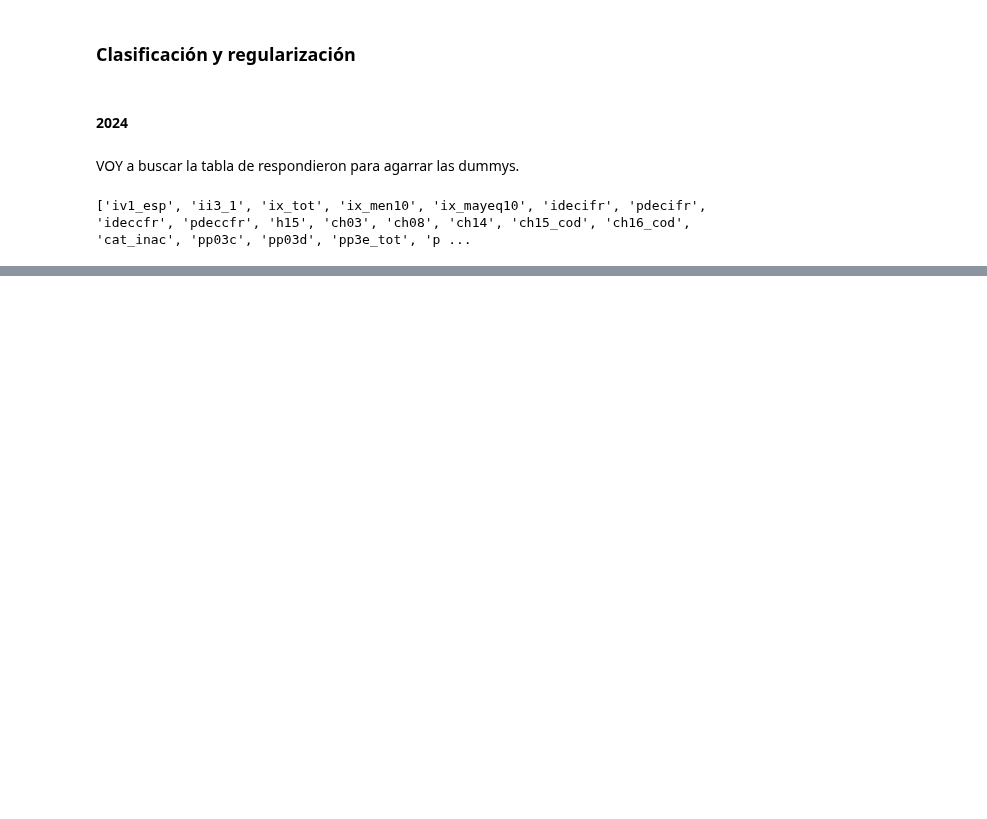
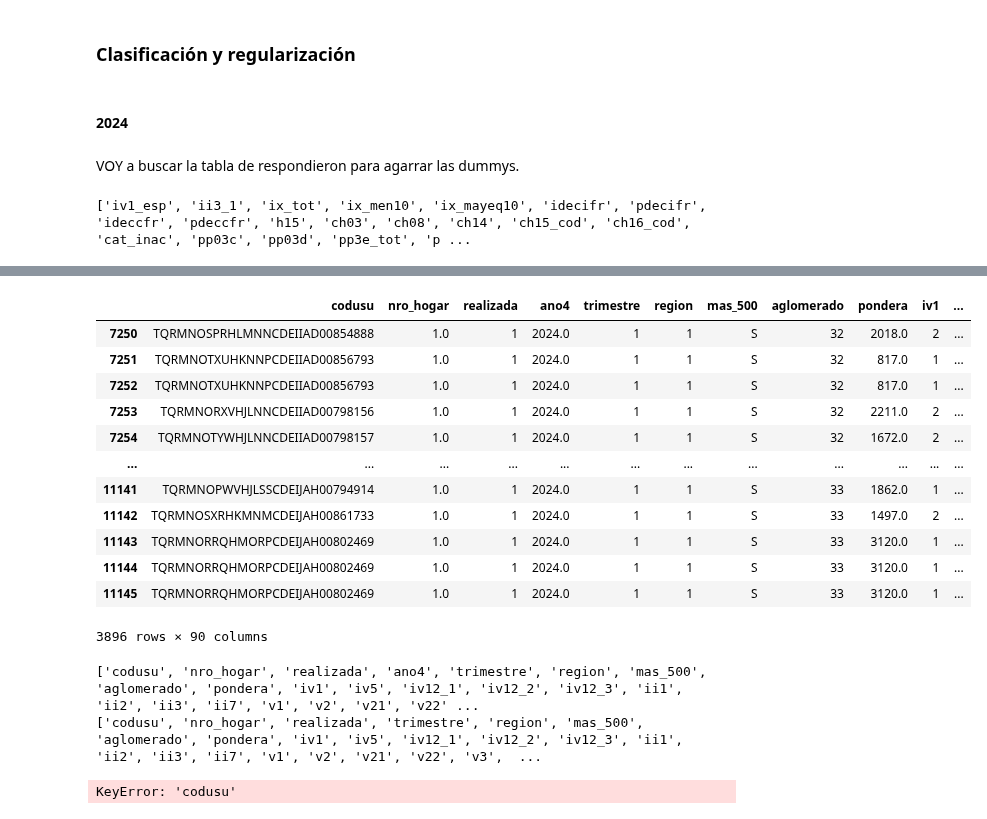
Before and after one commit to miligarofalo/CC408-T2-1, a Jupyter notebook: TP4/TP4_grupal.ipynb, the cells around one changed output, grey strips where cells are left out. Saved outputs shown, nothing was run; the diff lists cells and outputs as text; code cells hidden in the pictures; blank space fills up the shorter version.

```diff
--- a/TP4/TP4_grupal.ipynb
+++ b/TP4/TP4_grupal.ipynb
@@ -684,8 +688,7 @@ columnas_con_na_lista = columnas_con_na[columnas_con_na > 0].index.tolist()
 
 # Imprimir la lista
 print(columnas_con_na_lista)
+# Eliminar columnas con NaN y sobrescribir
+df_prediccion_2024 = df_prediccion_2024.dropna(axis=1)
 # %% [output]
 ['iv1_esp', 'ii3_1', 'ix_tot', 'ix_men10', 'ix_mayeq10', 'idecifr', 'pdecifr', 'ideccfr', 'pdeccfr', 'h15', 'ch03', 'ch08', 'ch14', 'ch15_cod', 'ch16_cod', 'cat_inac', 'pp03c', 'pp03d', 'pp3e_tot', 'p ...
-# %%
-# Eliminar esas columnas con NaN
-df_prediccion_2024 = df_prediccion_2024.drop(columns=columnas_con_na)
@@ -709,0 +711,35 @@ datos_respondieron_2024_individual
+# %%
+df_prediccion_2024
+# %% [output]
+|  | codusu | nro_hogar | realizada | ano4 | trimestre | region | mas_500 | aglomerado | pondera | iv1 | ... |
+| 7250 | TQRMNOSPRHLMNNCDEIIAD00854888 | 1.0 | 1 | 2024.0 | 1 | 1 | S | 32 | 2018.0 | 2 | ... |
+| 7251 | TQRMNOTXUHKNNPCDEIIAD00856793 | 1.0 | 1 | 2024.0 | 1 | 1 | S | 32 | 817.0 | 1 | ... |
+| 7252 | TQRMNOTXUHKNNPCDEIIAD00856793 | 1.0 | 1 | 2024.0 | 1 | 1 | S | 32 | 817.0 | 1 | ... |
+| 7253 | TQRMNORXVHJLNNCDEIIAD00798156 | 1.0 | 1 | 2024.0 | 1 | 1 | S | 32 | 2211.0 | 2 | ... |
+| 7254 | TQRMNOTYWHJLNNCDEIIAD00798157 | 1.0 | 1 | 2024.0 | 1 | 1 | S | 32 | 1672.0 | 2 | ... |
+| ... | ... | ... | ... | ... | ... | ... | ... | ... | ... | ... | ... |
+| 11141 | TQRMNOPWVHJLSSCDEIJAH00794914 | 1.0 | 1 | 2024.0 | 1 | 1 | S | 33 | 1862.0 | 1 | ... |
+| 11142 | TQRMNOSXRHKMNMCDEIJAH00861733 | 1.0 | 1 | 2024.0 | 1 | 1 | S | 33 | 1497.0 | 2 | ... |
+| 11143 | TQRMNORRQHMORPCDEIJAH00802469 | 1.0 | 1 | 2024.0 | 1 | 1 | S | 33 | 3120.0 | 1 | ... |
+| 11144 | TQRMNORRQHMORPCDEIJAH00802469 | 1.0 | 1 | 2024.0 | 1 | 1 | S | 33 | 3120.0 | 1 | ... |
+| 11145 | TQRMNORRQHMORPCDEIJAH00802469 | 1.0 | 1 | 2024.0 | 1 | 1 | S | 33 | 3120.0 | 1 | ... |
+3896 rows × 90 columns
+# %%
+print(df_prediccion_2024.columns.tolist())
+columnas_a_borrar = ['ch06','ch04', 'ch07', 'ch08','nivel_ed', 'ipcf','ano4']
+
+# Eliminar las columnas con los nombres especificados
+df_prediccion_2024 = df_prediccion_2024.drop(columns=[col for col in df_prediccion_2024.columns if any(sub in col for sub in columnas_a_borrar)])
+
+# Verificar que las columnas fueron eliminadas
+print(df_prediccion_2024.columns.tolist())
+# %% [output]
+['codusu', 'nro_hogar', 'realizada', 'ano4', 'trimestre', 'region', 'mas_500', 'aglomerado', 'pondera', 'iv1', 'iv5', 'iv12_1', 'iv12_2', 'iv12_3', 'ii1', 'ii2', 'ii3', 'ii7', 'v1', 'v2', 'v21', 'v22' ...
+['codusu', 'nro_hogar', 'realizada', 'trimestre', 'region', 'mas_500', 'aglomerado', 'pondera', 'iv1', 'iv5', 'iv12_1', 'iv12_2', 'iv12_3', 'ii1', 'ii2', 'ii3', 'ii7', 'v1', 'v2', 'v21', 'v22', 'v3',  ...
+# %%
+# Verificar si las columnas 'codusu' y 'nro_hogar' están en ambos DataFrames
+columnas_requeridas = ['codusu', 'nro_hogar']
+
+df_merge = pd.merge(datos_respondieron_2024_individual, df_prediccion_2024, on=columnas_requeridas, how='inner')
+# %% [output]
+KeyError: 'codusu'
```
Also changed, not shown: parts of 5 cells of this notebook, 3 other files.
